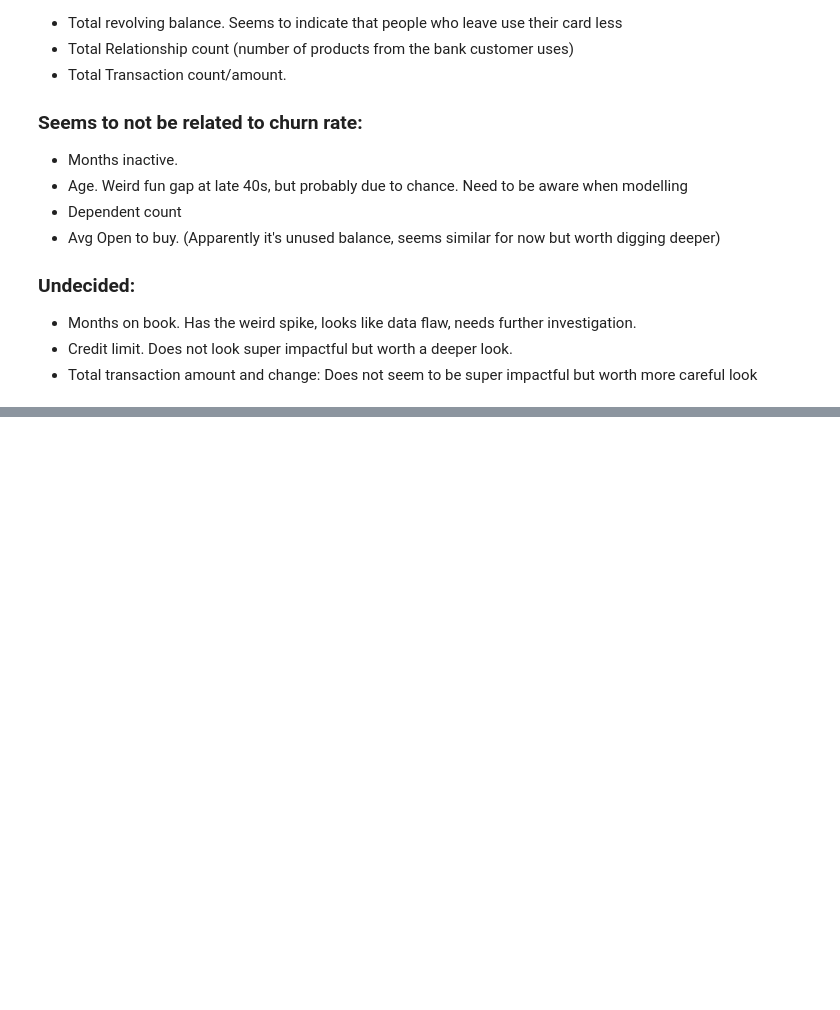
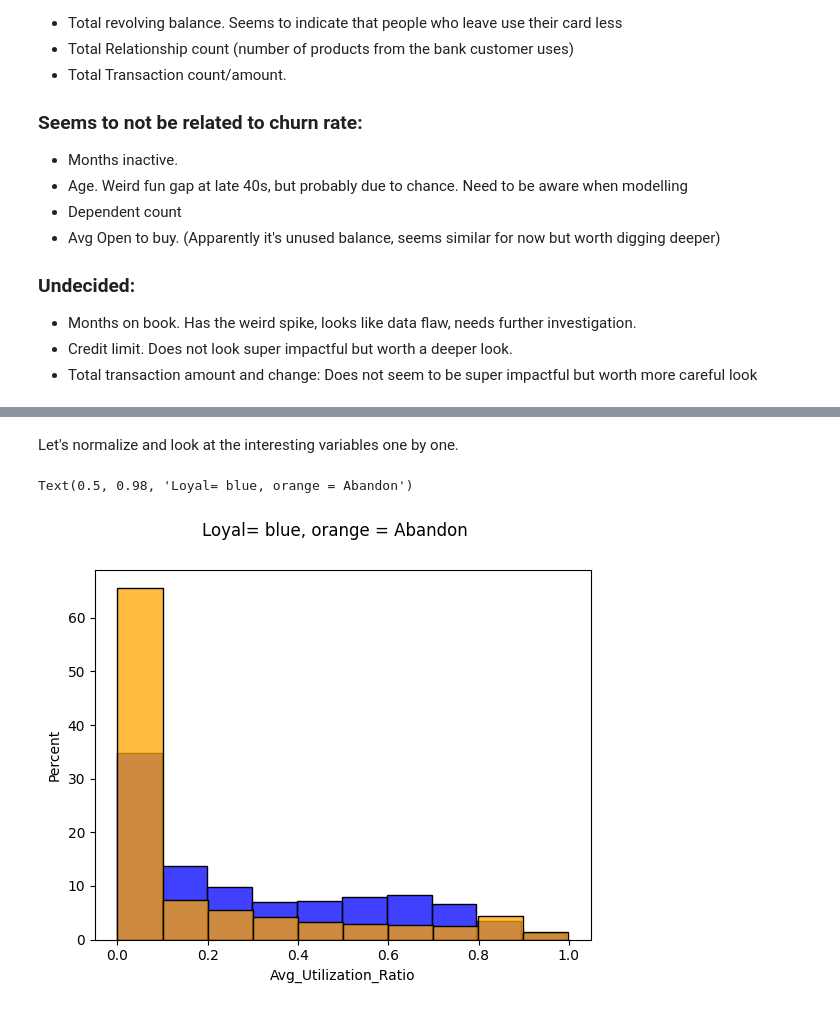
Before and after one commit to henrique-rauen/credit_card, a Jupyter notebook: Explorations.ipynb, the cells around one changed output, grey strips where cells are left out. Cells and saved outputs as stored; diff of their text form; code cells hidden in the pictures; blank space fills up the shorter version.

```diff
--- a/Explorations.ipynb
+++ b/Explorations.ipynb
@@ -149,0 +239,14 @@ sns.histplot(data=loyal["Months_on_book"])
+# %% [markdown]
+Let's normalize and look at the interesting variables one by one.
+# %%
+col = "Avg_Utilization_Ratio"
+bins = 10
+discrete = False
+fig, axs = plt.subplots()
+fig.suptitle(col, fontsize=20)
+l=sns.histplot(data=loyal[col], stat='percent', ax =axs, bins=bins, discrete=discrete, color='blue')
+j=sns.histplot(data=jump_ship[col], stat='percent', ax =axs, bins=bins, discrete=discrete, color='orange')
+fig.suptitle("Loyal= blue, orange = Abandon")
+# %% [output]
+Text(0.5, 0.98, 'Loyal= blue, orange = Abandon')
+[figure, added]
```
Also changed, not shown: parts of 23 cells of this notebook.
